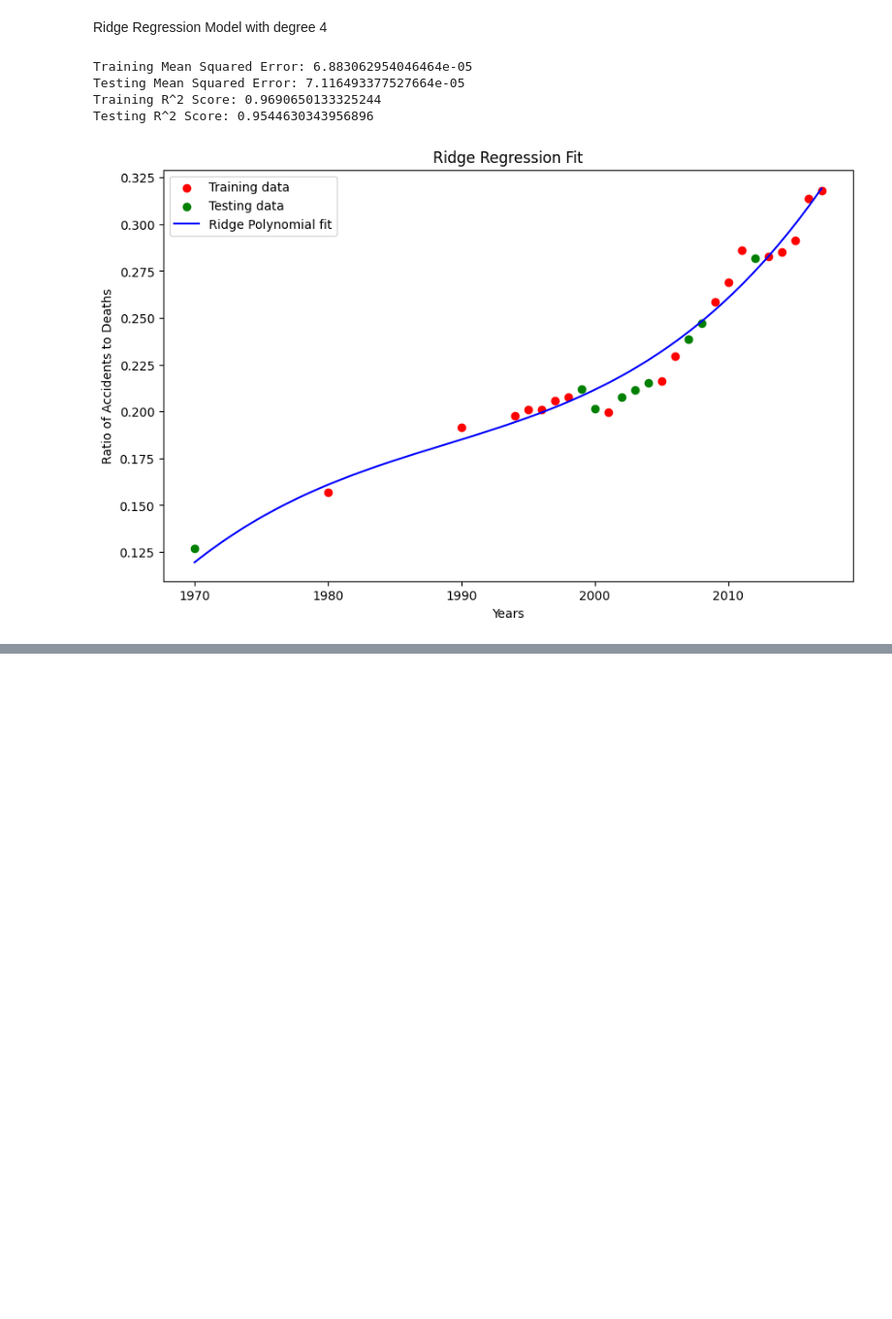
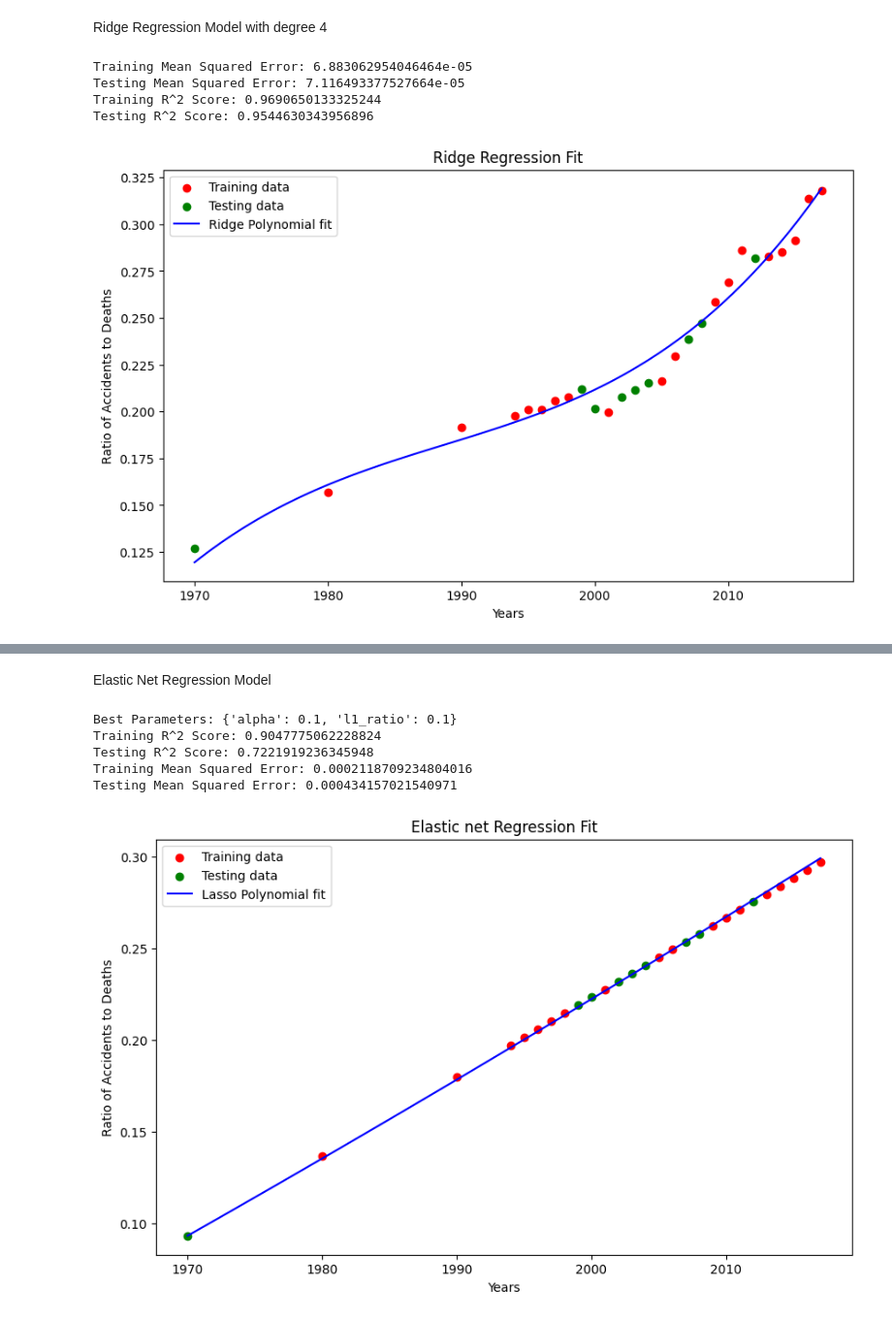
Before and after one commit to sanj16/btranalysis, a Jupyter notebook: New_model.ipynb, the cells around one changed output, grey strips where cells are left out. Shown: that part at 97% size. Drawn from its saved outputs; the diff is of its cells as text; code cells hidden in the pictures; blank space fills up the shorter version.

```diff
--- a/New_model.ipynb
+++ b/New_model.ipynb
@@ -170,6 +257,8 @@ from sklearn.pipeline import make_pipeline
 from sklearn.model_selection import train_test_split
 from sklearn.metrics import mean_squared_error, r2_score
 
+df=data
+
 X = df[['Years']]
 y = df['Ratio of Accidents to Deaths']
 
@@ -177,7 +266,7 @@ y = df['Ratio of Accidents to Deaths']
 X_train, X_test, y_train, y_test = train_test_split(X, y, test_size=0.3, random_state=42)
 
 # Define polynomial features
-degree = 4  # You can experiment with different degrees
+degree = 4 # You can experiment with different degrees
 poly = PolynomialFeatures(degree)
 X_train_poly = poly.fit_transform(X_train)
 X_test_poly = poly.transform(X_test)
@@ -239,13 +330,13 @@ y = df['Ratio of Accidents to Deaths']
 X_train, X_test, y_train, y_test = train_test_split(X, y, test_size=0.3, random_state=42)
 
 # Define polynomial features
-degree = 4  # You can experiment with different degrees
+degree = 5  # You can experiment with different degrees
 poly = PolynomialFeatures(degree)
 X_train_poly = poly.fit_transform(X_train)
 X_test_poly = poly.transform(X_test)
 
 # Create Lasso Regression model
-alpha = 1.0  # Regularization strength, you can tune this parameter
+alpha = 3.0  # Regularization strength, you can tune this parameter
 lasso_model = Lasso(alpha=alpha)
 lasso_model.fit(X_train_poly, y_train)
 
@@ -286 +377,65 @@ Testing R^2 Score: 0.7254723763470519
 [figure]
+# %% [markdown]
+Elastic Net Regression Model
+# %%
+from sklearn.linear_model import ElasticNet
+from sklearn.model_selection import train_test_split
+from sklearn.metrics import mean_squared_error, r2_score
+
+X = df[['Years']]
+y = df['Ratio of Accidents to Deaths']
+
+# Split the data into training and test sets
+X_train, X_test, y_train, y_test = train_test_split(X, y, test_size=0.3, random_state=42)
+
+from sklearn.model_selection import GridSearchCV
+
+# Define the parameter grid
+param_grid = {
+    'alpha': [0.1, 0.5, 1.0, 5.0, 10.0],
+    'l1_ratio': [0.1, 0.5, 0.7, 0.9, 1.0]
+}
+
+# Create the ElasticNet model
+elastic_net_model = ElasticNet()
+
+# Perform grid search with cross-validation
+grid_search = GridSearchCV(estimator=elastic_net_model, param_grid=param_grid, cv=5, scoring='r2')
+grid_search.fit(X_train, y_train)
+
+# Get the best parameters and model
+best_params = grid_search.best_params_
+best_model = grid_search.best_estimator_
+
+# Predict and evaluate with the best model
+y_train_pred = best_model.predict(X_train)
+y_test_pred = best_model.predict(X_test)
+
+# Performance metrics
+train_mse = mean_squared_error(y_train, y_train_pred)
+test_mse = mean_squared_error(y_test, y_test_pred)
+train_r2 = r2_score(y_train, y_train_pred)
+test_r2 = r2_score(y_test, y_test_pred)
+
+print(f"Best Parameters: {best_params}")
+print(f"Training R^2 Score: {train_r2}")
+print(f"Testing R^2 Score: {test_r2}")
+print(f"Training Mean Squared Error: {train_mse}")
+print(f"Testing Mean Squared Error: {test_mse}")
+
+plt.figure(figsize=(10, 6))
+plt.scatter(X_train, y_train_pred, color='red', label='Training data')
+plt.scatter(X_test, y_test_pred, color='green', label='Testing data')
+plt.plot(x_fit, y_fit, color='blue', label='Lasso Polynomial fit')
+plt.xlabel('Years')
+plt.ylabel('Ratio of Accidents to Deaths')
+plt.title('Elastic net Regression Fit')
+plt.legend()
+plt.show()
+# %% [output]
+Best Parameters: {'alpha': 0.1, 'l1_ratio': 0.1}
+Training R^2 Score: 0.9047775062228824
+Testing R^2 Score: 0.7221919236345948
+Training Mean Squared Error: 0.0002118709234804016
+Testing Mean Squared Error: 0.000434157021540971
+[figure, added]
```
Also changed, not shown: parts of 5 cells of this notebook, 1 other file.
